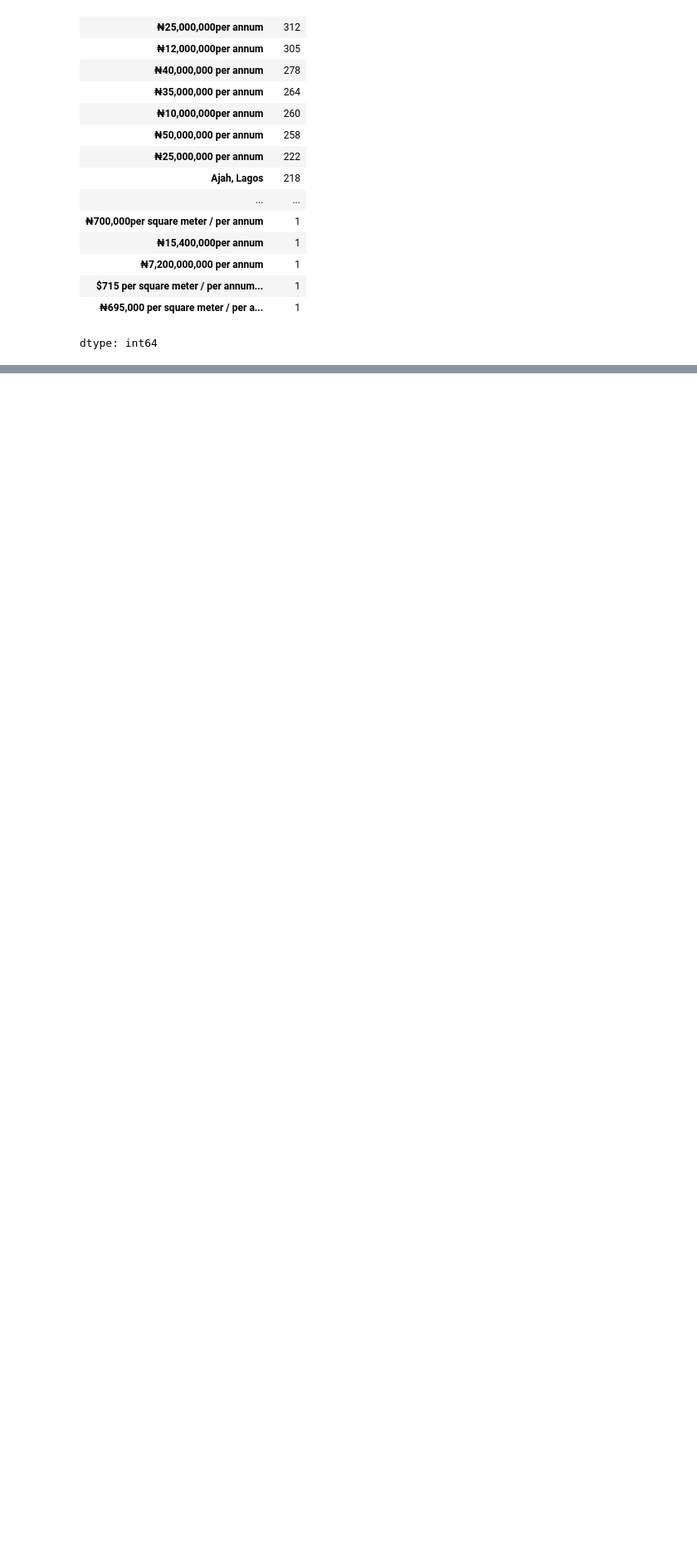
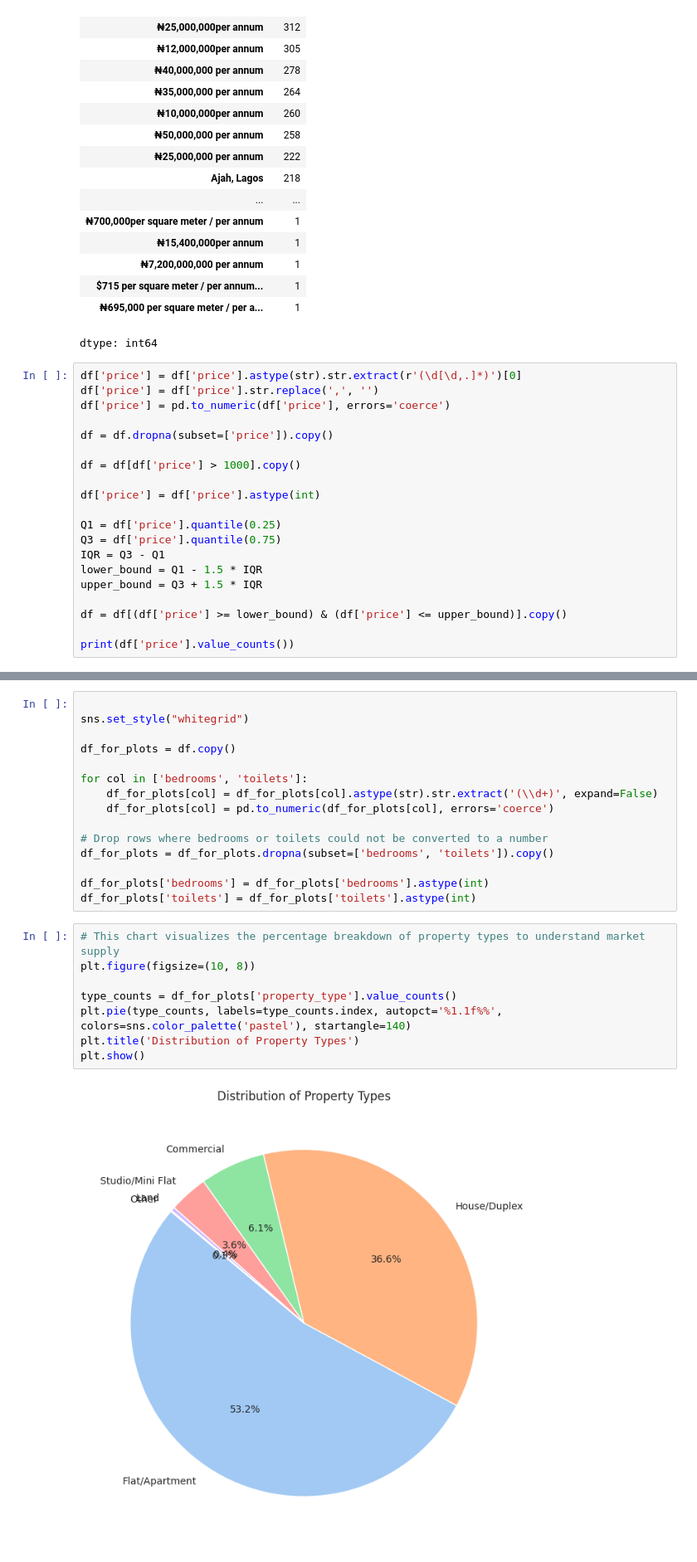
Before and after one commit to vee234o/Real_Estate_Market_Analysis, a Jupyter notebook: notebooks/product_analysis.ipynb, the cells around one changed output, grey strips where cells are left out. Shown at 83% size. Saved outputs shown, nothing was run; the diff lists cells and outputs as text; blank space fills up the shorter version.

Commit message:
plots

```diff
--- a/notebooks/product_analysis.ipynb
+++ b/notebooks/product_analysis.ipynb
@@ -129,3 +128,23 @@ df_clean['price'].value_counts()
 | $715 per square meter / per annum... | 1 |
 | ₦695,000 per square meter / per a... | 1 |
 dtype: int64
+# %%
+df['price'] = df['price'].astype(str).str.extract(r'(\d[\d,.]*)')[0]
+df['price'] = df['price'].str.replace(',', '')
+df['price'] = pd.to_numeric(df['price'], errors='coerce')
+
+df = df.dropna(subset=['price']).copy()
+
+df = df[df['price'] > 1000].copy()
+
+df['price'] = df['price'].astype(int)
+
+Q1 = df['price'].quantile(0.25)
+Q3 = df['price'].quantile(0.75)
+IQR = Q3 - Q1
+lower_bound = Q1 - 1.5 * IQR
+upper_bound = Q3 + 1.5 * IQR
+
+df = df[(df['price'] >= lower_bound) & (df['price'] <= upper_bound)].copy()
+
+print(df['price'].value_counts())
@@ -144,0 +187,25 @@ dtype: int64
+# %%
+
+sns.set_style("whitegrid")
+
+df_for_plots = df.copy()
+
+for col in ['bedrooms', 'toilets']:
+    df_for_plots[col] = df_for_plots[col].astype(str).str.extract('(\\d+)', expand=False)
+    df_for_plots[col] = pd.to_numeric(df_for_plots[col], errors='coerce')
+
+# Drop rows where bedrooms or toilets could not be converted to a number
+df_for_plots = df_for_plots.dropna(subset=['bedrooms', 'toilets']).copy()
+
+df_for_plots['bedrooms'] = df_for_plots['bedrooms'].astype(int)
+df_for_plots['toilets'] = df_for_plots['toilets'].astype(int)
+# %%
+# This chart visualizes the percentage breakdown of property types to understand market supply
+plt.figure(figsize=(10, 8))
+
+type_counts = df_for_plots['property_type'].value_counts()
+plt.pie(type_counts, labels=type_counts.index, autopct='%1.1f%%', colors=sns.color_palette('pastel'), startangle=140)
+plt.title('Distribution of Property Types')
+plt.show()
+# %% [output]
+[figure, added]
```
Also changed, not shown: parts of 6 cells of this notebook.
